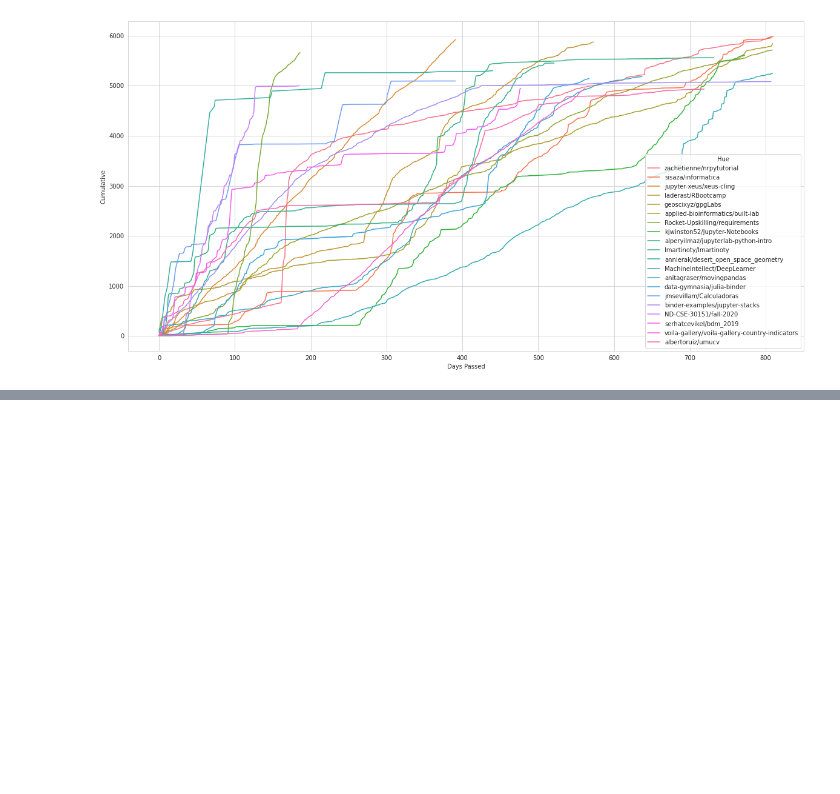
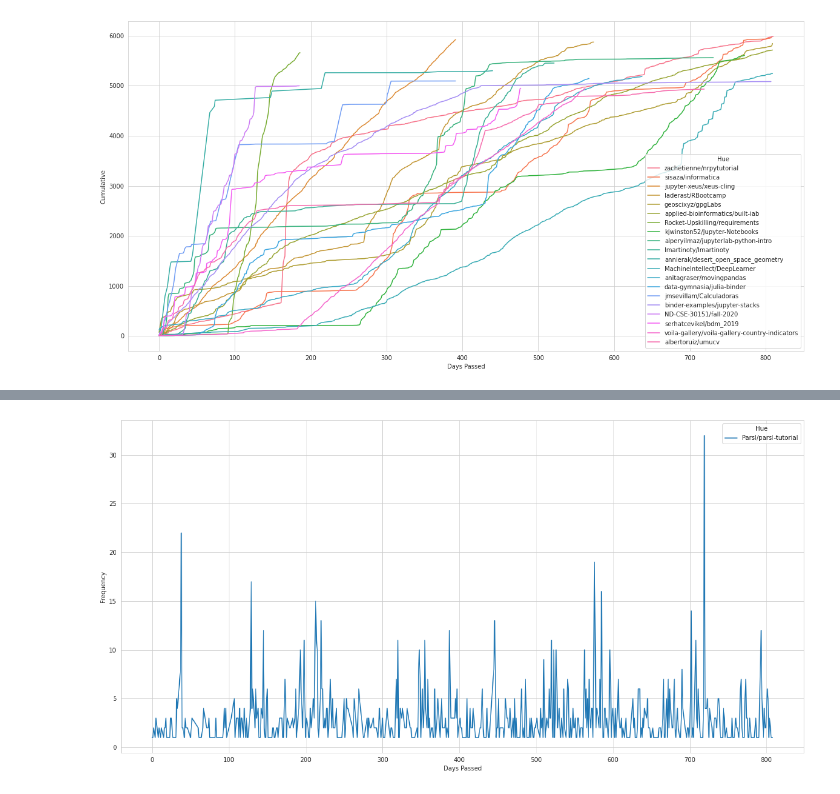
Before and after one commit to kevingao26/Binder-Logs, a Jupyter notebook: Binder-Launches-EDA.ipynb, the cells around one changed output, grey strips where cells are left out. Cells and saved outputs as stored; diff of their text form; code cells hidden in the pictures; blank space fills up the shorter version.

```diff
--- a/Binder-Launches-EDA.ipynb
+++ b/Binder-Launches-EDA.ipynb
@@ -703,0 +756,5 @@ tdf = cdf_frequency(2000, 6001, 0, 20)
+# %%
+plot1 = plt.figure(figsize=(20,10))
+chart = sns.lineplot(x="Days Passed", y="Frequency", data=time_df, hue="Hue")
+# %% [output]
+[figure, added]
```
Also changed, not shown: parts of 32 cells of this notebook, 2 other files.
